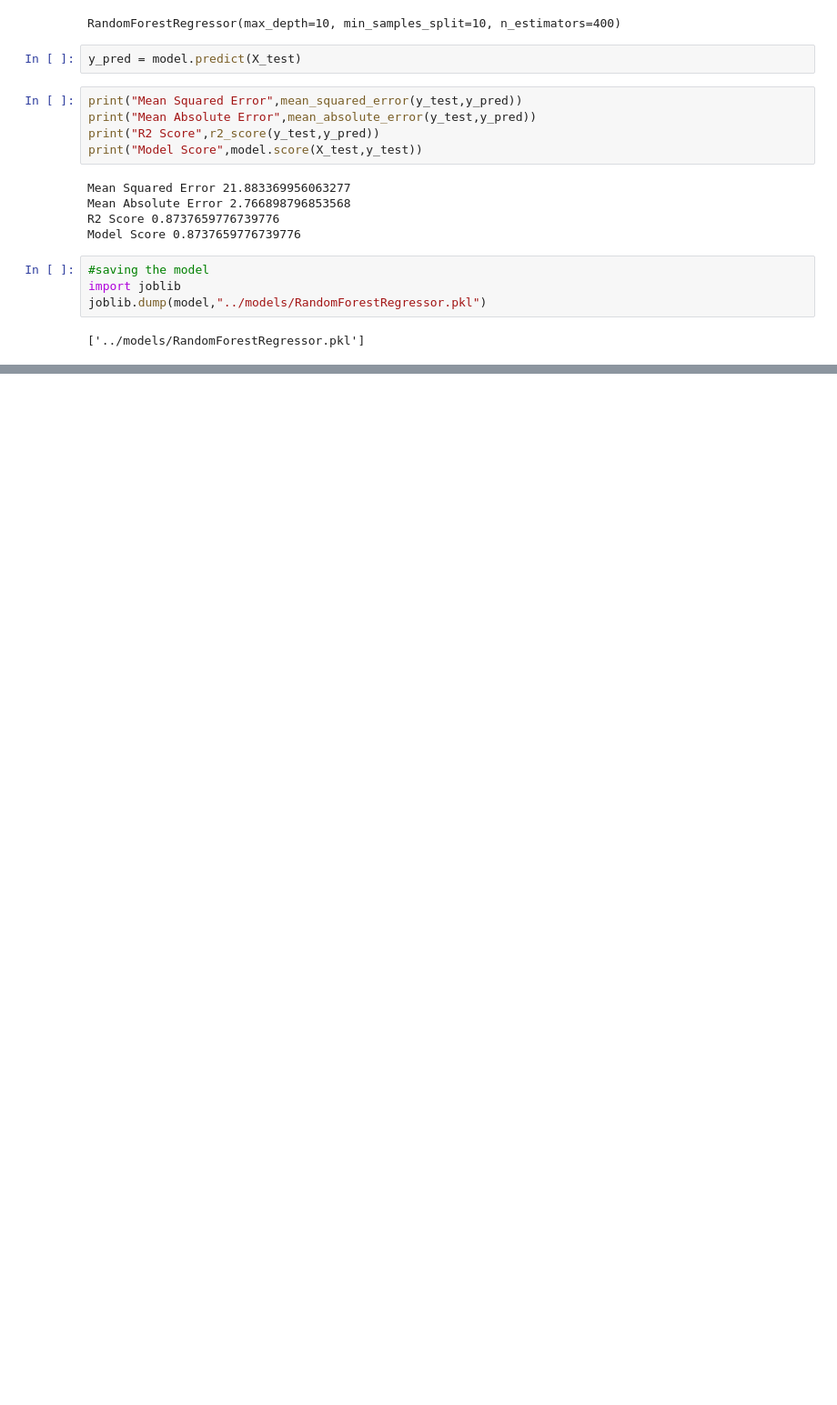
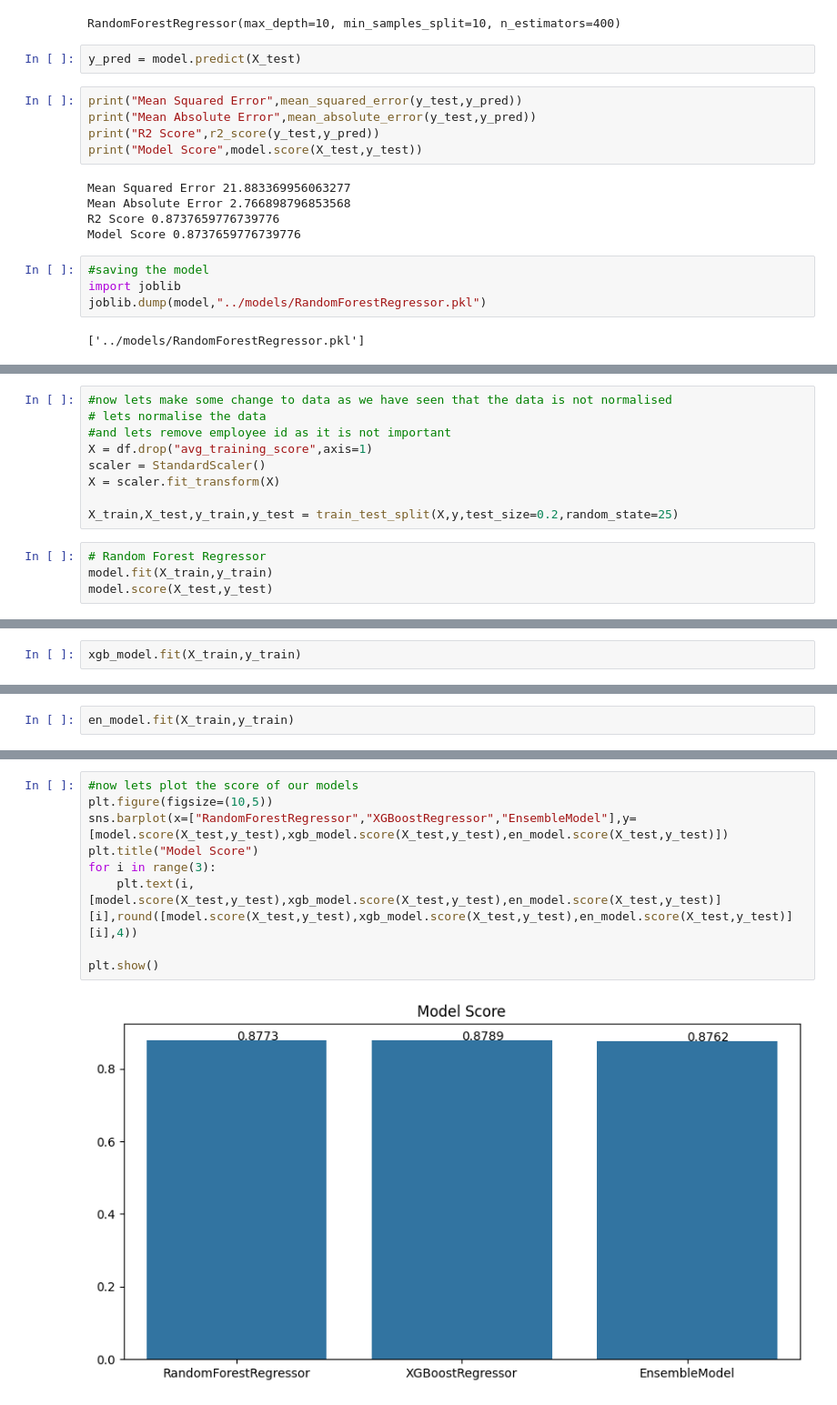
Before and after one commit to hsd2514/isa-task, a Jupyter notebook: notebooks/main.ipynb, the cells around one changed output, grey strips where cells are left out. Shown at 91% size. Drawn from its saved outputs; the diff is of its cells as text; blank space fills up the shorter version.

```diff
--- a/notebooks/main.ipynb
+++ b/notebooks/main.ipynb
@@ -624,0 +734,13 @@ joblib.dump(model,"../models/RandomForestRegressor.pkl")
+# %%
+#now lets make some change to data as we have seen that the data is not normalised
+# lets normalise the data
+#and lets remove employee id as it is not important
+X = df.drop("avg_training_score",axis=1)
+scaler = StandardScaler()
+X = scaler.fit_transform(X)
+
+X_train,X_test,y_train,y_test = train_test_split(X,y,test_size=0.2,random_state=25)
+# %%
+# Random Forest Regressor
+model.fit(X_train,y_train)
+model.score(X_test,y_test)
@@ -624,0 +749,2 @@ joblib.dump(model,"../models/RandomForestRegressor.pkl")
+# %%
+xgb_model.fit(X_train,y_train)
@@ -624,0 +790,2 @@ joblib.dump(model,"../models/RandomForestRegressor.pkl")
+# %%
+en_model.fit(X_train,y_train)
@@ -624,0 +823,11 @@ joblib.dump(model,"../models/RandomForestRegressor.pkl")
+# %%
+#now lets plot the score of our models
+plt.figure(figsize=(10,5))
+sns.barplot(x=["RandomForestRegressor","XGBoostRegressor","EnsembleModel"],y=[model.score(X_test,y_test),xgb_model.score(X_test,y_test),en_model.score(X_test,y_test)])
+plt.title("Model Score")
+for i in range(3):
+    plt.text(i,[model.score(X_test,y_test),xgb_model.score(X_test,y_test),en_model.score(X_test,y_test)][i],round([model.score(X_test,y_test),xgb_model.score(X_test,y_test),en_model.score(X_test,y_test)][i],4))
+
+plt.show()
+# %% [output]
+[figure, added]
```
Also changed, not shown: parts of 55 cells of this notebook, 4 other files.
